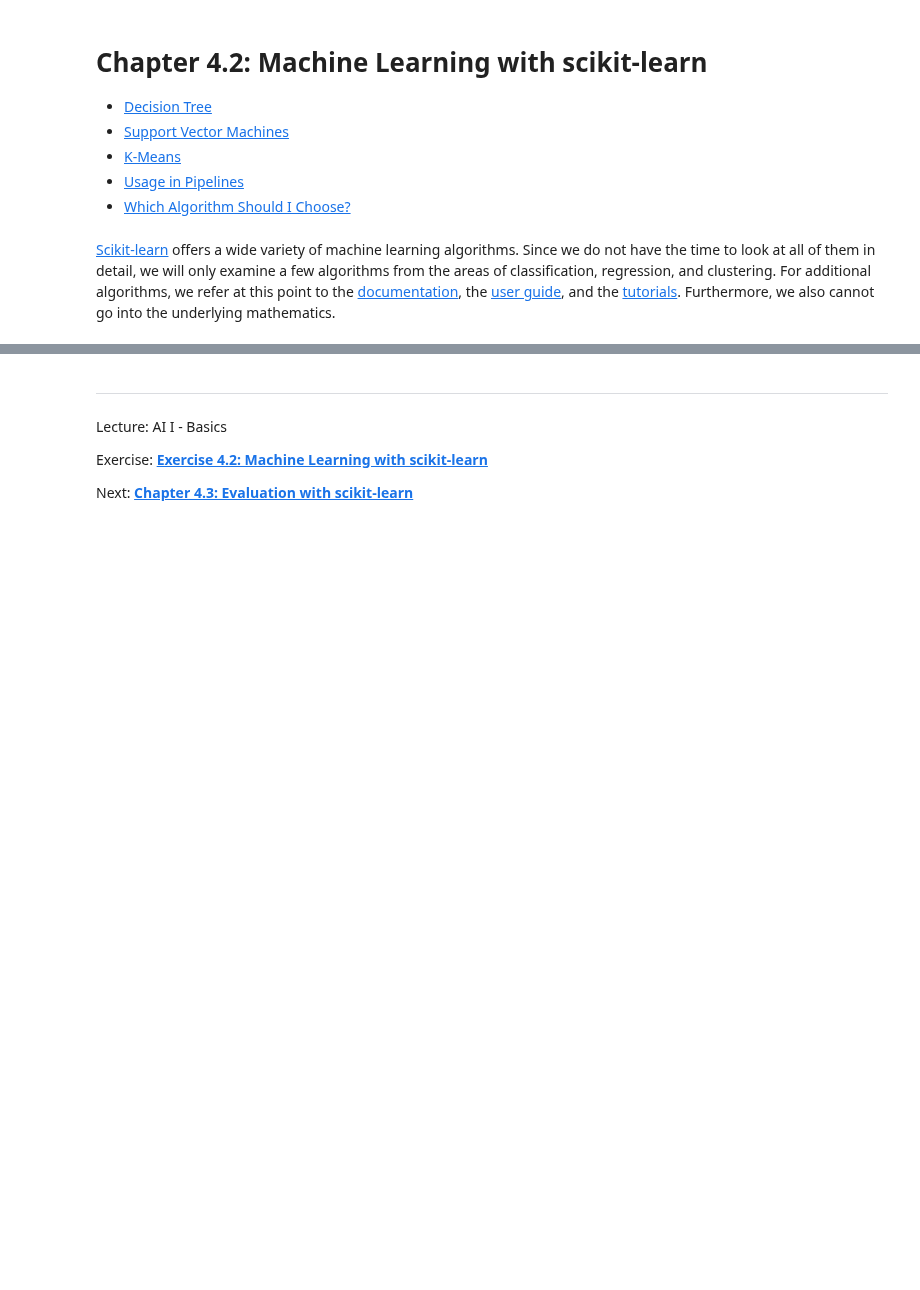
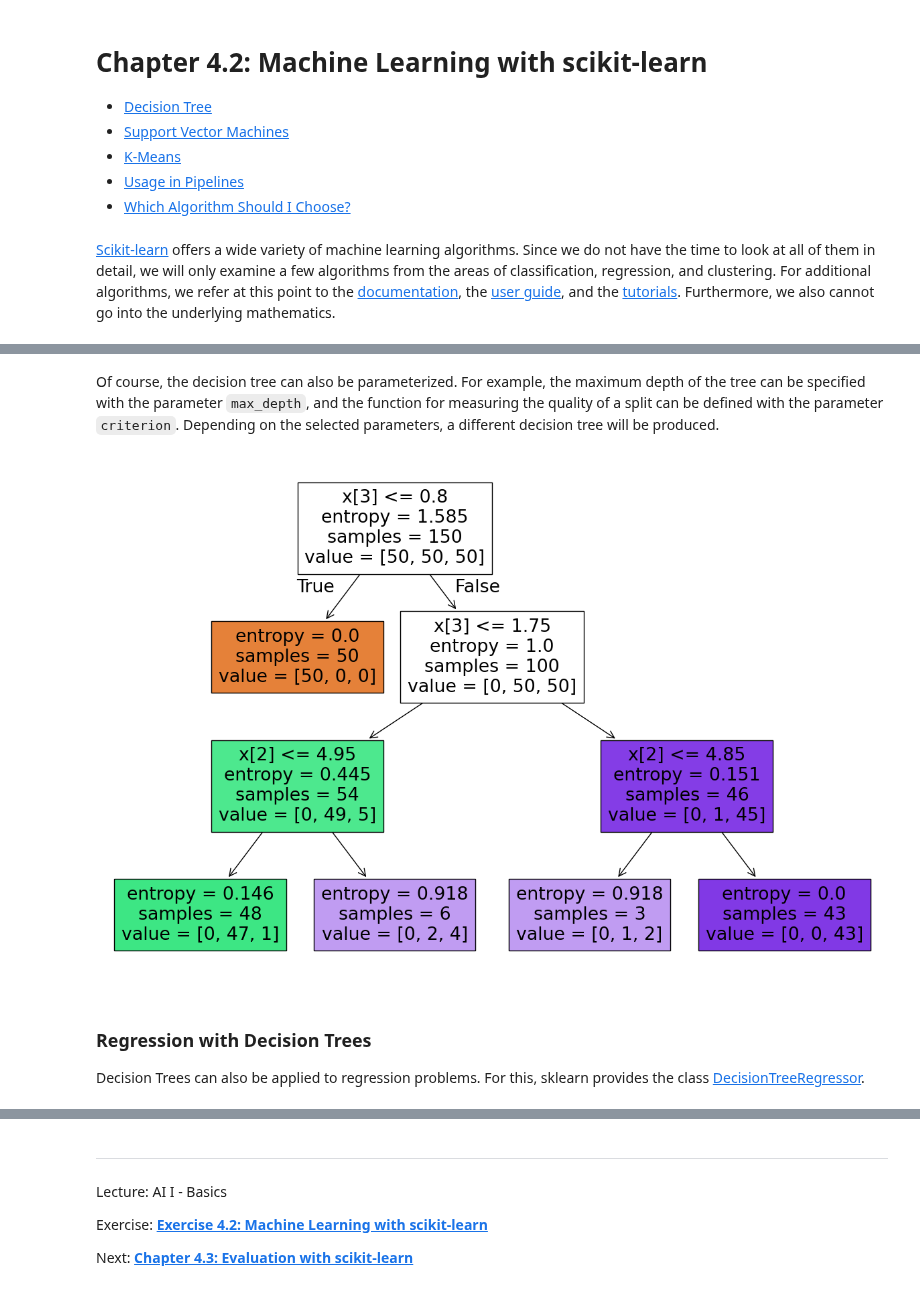
Before and after one commit to iLuckyW/lecture-ai-basics, a Jupyter notebook: chapter/04_ml/02_machine_learning.ipynb, the cells around one changed output, grey strips where cells are left out. Cells and saved outputs as stored; diff of their text form; code cells hidden in the pictures; blank space fills up the shorter version.

```diff
--- a/chapter/04_ml/02_machine_learning.ipynb
+++ b/chapter/04_ml/02_machine_learning.ipynb
@@ -21,0 +65,13 @@ from sklearn import datasets
+# %% [markdown]
+Of course, the decision tree can also be parameterized. For example, the maximum depth of the tree can be specified with the parameter `max_depth`, and the function for measuring the quality of a split can be defined with the parameter `criterion`. Depending on the selected parameters, a different decision tree will be produced.
+# %%
+different_dt_clf = tree.DecisionTreeClassifier(max_depth=3, criterion='entropy')
+different_dt_clf.fit(iris.data, iris.target)
+
+plt.figure(figsize=(15, 10))
+_ = tree.plot_tree(different_dt_clf, filled=True)
+# %% [output]
+[figure, added]
+# %% [markdown]
+### Regression with Decision Trees
+Decision Trees can also be applied to regression problems. For this, sklearn provides the class [DecisionTreeRegressor](https://scikit-learn.org/stable/modules/generated/sklearn.tree.DecisionTreeRegressor.html#sklearn.tree.DecisionTreeRegressor).
```
Also changed, not shown: parts of 16 cells of this notebook.
